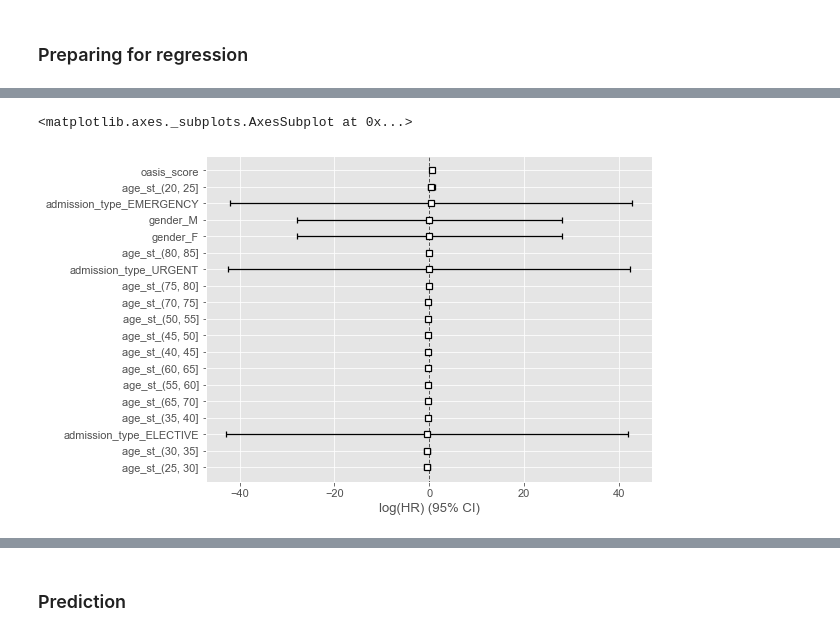
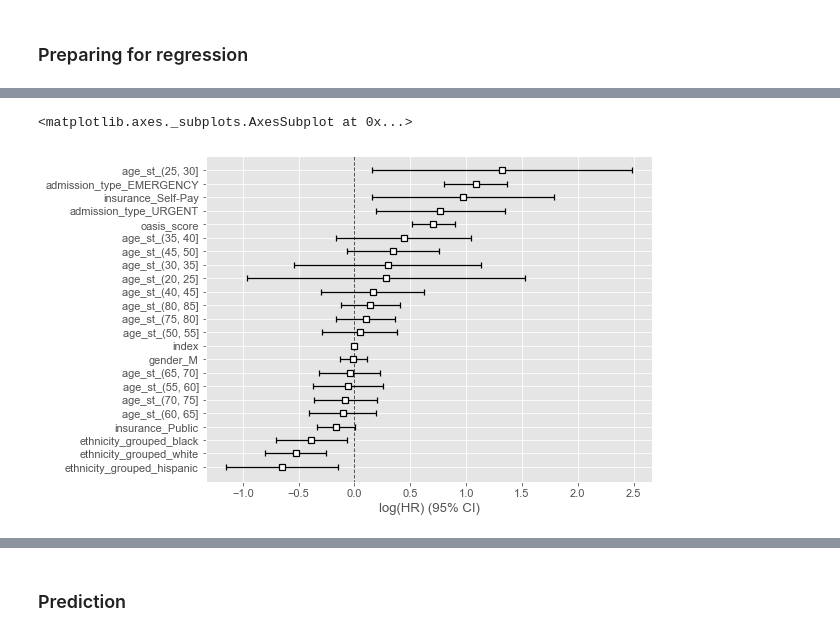
Before and after one commit to bseewald/fairness-ml-health, a Jupyter notebook: notebooks/mimic-iii/regression/cox_regression.ipynb, the cells around one changed output, grey strips where cells are left out. Cells and saved outputs as stored; diff of their text form; code cells hidden in the pictures.

Commit message:
models by disease

```diff
--- a/notebooks/mimic-iii/regression/cox_regression.ipynb
+++ b/notebooks/mimic-iii/regression/cox_regression.ipynb
@@ -486,6 +449,10 @@ cohort.drop('age', axis=1, inplace=True)
 # %%
 # Select features
-drop = ['subject_id', 'hadm_id', 'icustay_id', 'dod', 'admittime', 'dischtime', 'ethnicity', 'hospstay_seq', 'hospstay_seq',
-        'first_hosp_stay', 'intime', 'outtime', 'los_icu', 'icustay_seq', 'first_icu_stay', 'row_id',
-        'seq_num', 'icd9_code']
+drop = ['subject_id', 'hadm_id', 'icustay_id', 'dod', 'admittime', 'dischtime', 'ethnicity', 'hospstay_seq',
+        'hospstay_seq', 'first_hosp_stay', 'intime', 'outtime', 'los_icu', 'icustay_seq', 'first_icu_stay', 'row_id',
+        'seq_num', 'icd9_code', 'age']
+
 cohort.drop(drop, axis=1, inplace=True)
+cohort_transplants.drop(drop, axis=1, inplace=True)
+cohort_cancer.drop(drop, axis=1, inplace=True)
+cohort_diabetes.drop(drop, axis=1, inplace=True)
@@ -510 +459,9 @@ df_oasis.drop(['gender', 'insurance', 'ethnicity_grouped', 'age_st_(15, 20]'], a
+# %%
+# Convert categorical variables
+cat = ['gender', 'insurance', 'ethnicity_grouped', 'age_st', 'admission_type']
+
+df_model = pd.get_dummies(cohort, columns=cat, drop_first=True)
+df_transplants_model = pd.get_dummies(cohort_transplants, columns=cat, drop_first=True)
+df_cancer_model = pd.get_dummies(cohort_cancer, columns=cat, drop_first=True)
+df_diabetes_model = pd.get_dummies(cohort_diabetes, columns=cat, drop_first=True)
 # %% [markdown]
@@ -516,12 +473,10 @@ Survival analysis is the formal study of this truism - things end, but when they
 # %%
 import lifelines
 from lifelines import CoxPHFitter
-from lifelines.utils import k_fold_cross_validation
-from sklearn.metrics import mean_absolute_error, brier_score_loss
+# from lifelines.utils import k_fold_cross_validation
 
-
-def cox_regression(df, duration, event, strata_df=None):
-    cph = CoxPHFitter(penalizer=0.01)
+def cox_regression(df, duration, event, penalizer, strata_df=None):
+    cph = CoxPHFitter(penalizer=penalizer)
     cph.fit(df, duration_col=duration, event_col=event, strata=strata_df, show_progress=True, step_size=0.50)
     return cph
 # %% [markdown]
@@ -532,4 +544,4 @@ def cox_regression(df, duration, event, strata_df=None):
 # %%
-cx_gender = cox_regression(df_gender, 'los_hospital', 'hospital_expire_flag')
-cx_gender.print_summary()
+cx_can = cox_regression(df_cancer_model, 'los_hospital', 'hospital_expire_flag', 0)
+cx_can.print_summary()
 # %% [output]
@@ -564,6 +575,6 @@ Iteration 8: norm_delta = 0.00000, step_size = 1.0000, ll = -16466.15276, newton
 # %%
 ax = plt.subplots(figsize=(8, 6))
-cx_gender.plot(ax=ax[1])
+cx_can.plot(ax=ax[1])
 # %% [output]
 <matplotlib.axes._subplots.AxesSubplot at 0x...>
-[figure, old version]
+[figure, new version]
```
Also changed, not shown: parts of 77 cells of this notebook, 1 other file.
